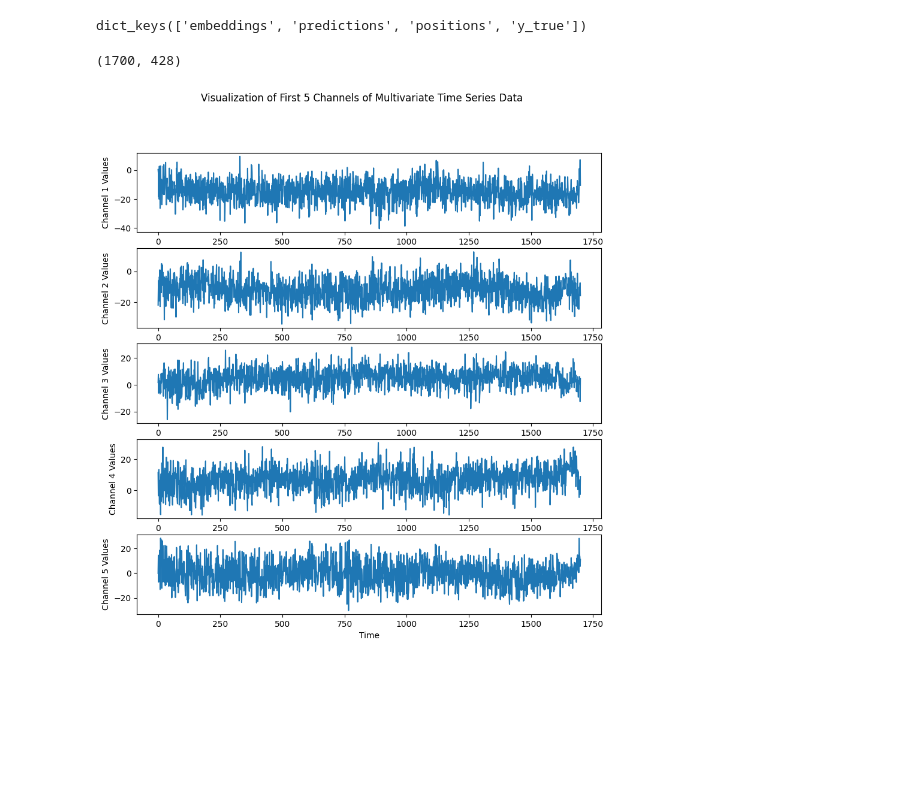
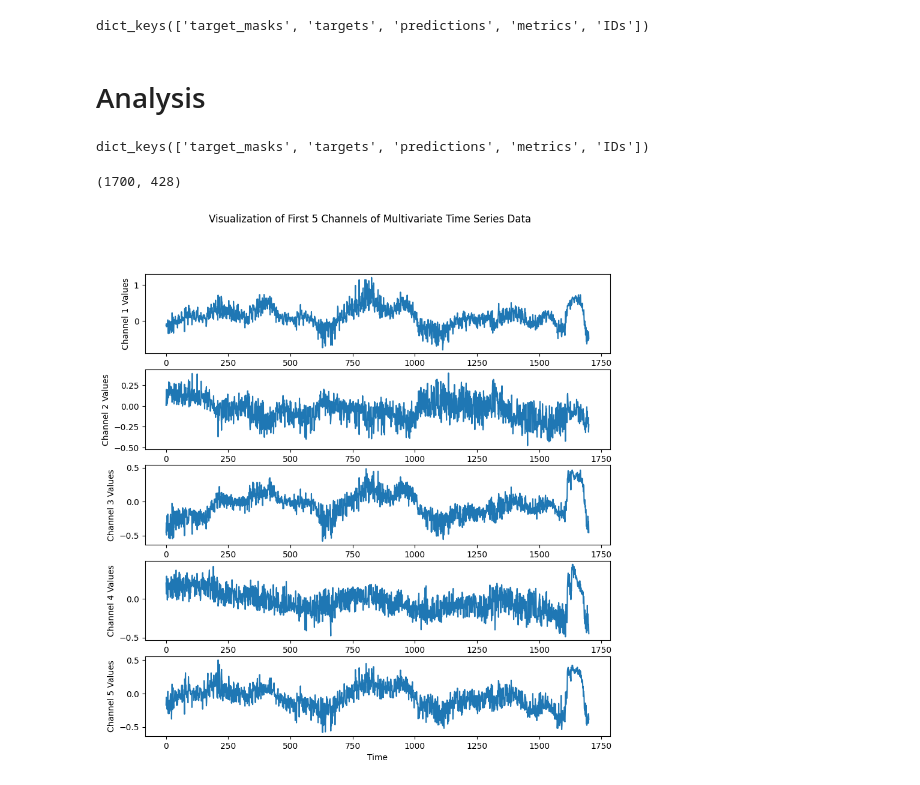
Before and after one commit to oczerwia/mvts_transformer_, a Jupyter notebook: analysis_pipeline/analyze_outputs.ipynb, the cells around one changed output. Drawn from its saved outputs; the diff is of its cells as text; code cells hidden in the pictures; blank space fills up the shorter version.

Commit message:
add analysis

```diff
--- a/analysis_pipeline/analyze_outputs.ipynb
+++ b/analysis_pipeline/analyze_outputs.ipynb
@@ -23,3 +112,23 @@ test_sub_0.shape
+# %%
+
+test_dir = sorted(list(experiment_path.glob("TEST_*")))[-1]
+# Remove all other TEST_directories within the directory except the last one
+for directory in experiment_path.glob("TEST_*"):
+    if directory != test_dir:
+        shutil.rmtree(directory)
+
+
+# per_batch_test_data = np.load(test_dir / "per_batch_test.npy", allow_pickle=True)
+per_batch_test_loaded = torch.load(test_dir / "per_batch_test.pt")
+per_batch_test_loaded.keys()
+# %% [output]
+dict_keys(['target_masks', 'targets', 'predictions', 'metrics', 'IDs'])
+# %% [markdown]
+# Analysis
+# %%
+per_batch_test_loaded.keys()
+# %% [output]
+dict_keys(['target_masks', 'targets', 'predictions', 'metrics', 'IDs'])
 # %%
 
 def plot_channels(matrix):
@@ -38,10 +147,4 @@ def plot_channels(matrix):
 
     # Display the plot
     plt.show()
-# %%
-EMBEDDINGS_PATH = "/Users/oliver/TU_BERLIN/MASTER/mvts_transformer_/embeddings/TEST_experiment_transformer_Adam_400_0.1_4_gelu_False_2024-07-10_18-24-38/embeddings.pt"
-embeddings = torch.load(EMBEDDINGS_PATH)
-embeddings.keys()
-# %% [output]
-dict_keys(['embeddings', 'predictions', 'positions', 'y_true'])
 # %%
@@ -49,9 +152,9 @@ embeddings["predictions"][0][0].shape
 # %% [output]
 (1700, 428)
 # %%
-plot_channels(embeddings["predictions"][0][0])
+plot_channels(per_batch_test_loaded["predictions"][0][0])
 # %% [output]
-[figure, old version]
+[figure, new version]
 # %%
 def plot_predicted_time_series(true_series, predicted_series):
     # Create a time axis
```
Also changed, not shown: parts of 22 cells of this notebook.
